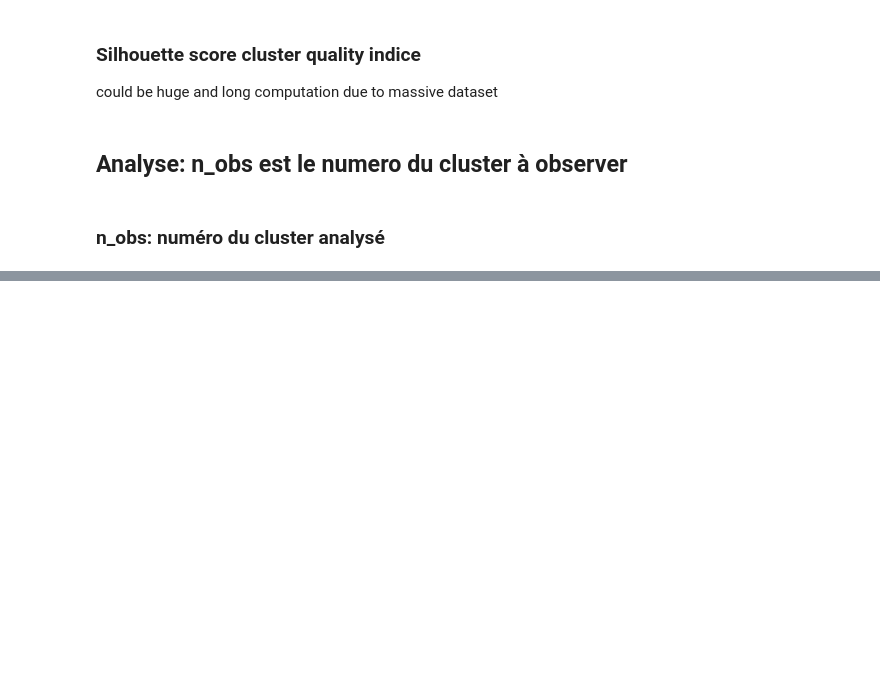
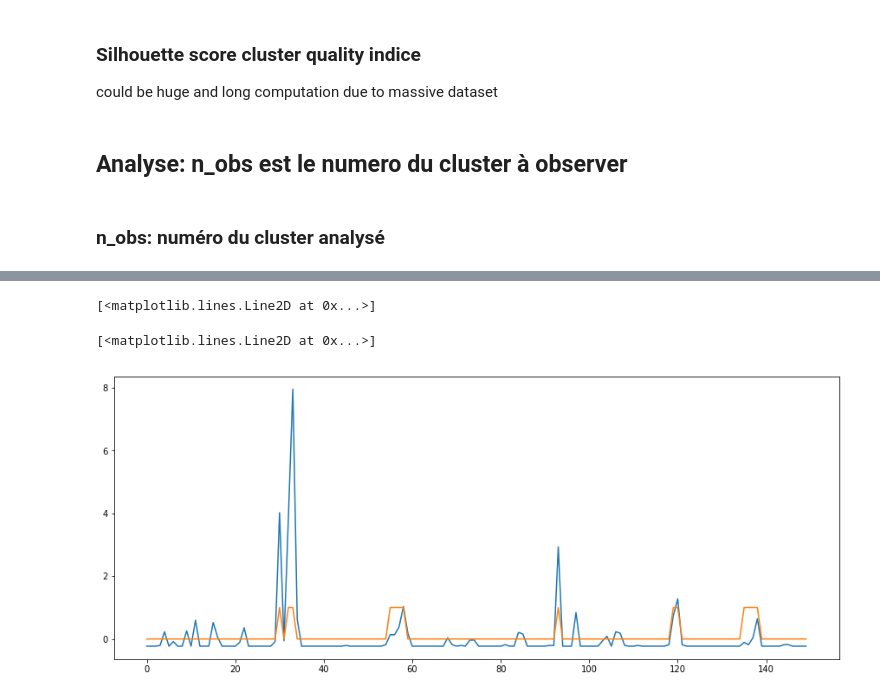
Before and after one commit to LevavasseurYann/Hydro-Data-Mining-, a Jupyter notebook: Read_cluster.ipynb, the cells around one changed output, grey strips where cells are left out. Saved outputs shown, nothing was run; the diff lists cells and outputs as text; code cells hidden in the pictures; blank space fills up the shorter version.

```diff
--- a/Read_cluster.ipynb
+++ b/Read_cluster.ipynb
@@ -223,0 +172,4 @@ plt.plot(tstr.ravel(), "r-")
+# %%
+y = cluster_RG.ss.dataset["24h_RG002"]["Valeur"].tolist()[50:200]
+#y = cluster_RG.ss.dataset["24h_RG007"]
+#y = cluster_RG.ss.normalize(y)["Valeur"].tolist()[:70]
@@ -223,0 +180,7 @@ plt.plot(tstr.ravel(), "r-")
+# %%
+lag = 10
+threshold = 10
+influence = 0.2
+# %%
+# Run algo with settings from above
+result = thresholding_algo(y, lag=lag, threshold=threshold, influence=influence)
@@ -223,0 +199,8 @@ plt.plot(tstr.ravel(), "r-")
+# %%
+rcParams['figure.figsize'] = 15, 6
+plt.plot(y)
+plt.plot(result["signals"])
+# %% [output]
+[<matplotlib.lines.Line2D at 0x...>]
+[<matplotlib.lines.Line2D at 0x...>]
+[figure, added]
```
Also changed, not shown: parts of 35 cells of this notebook, 11 other files.
